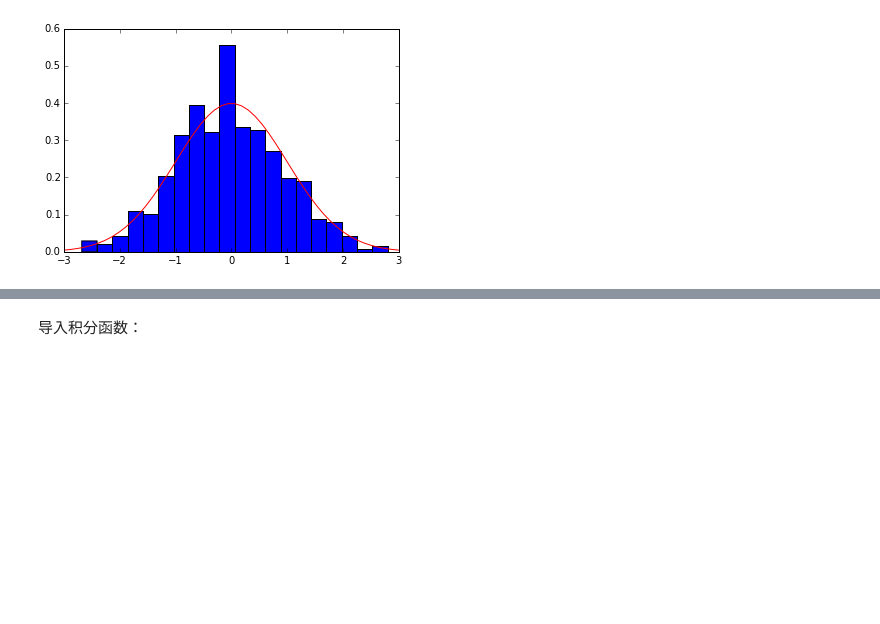
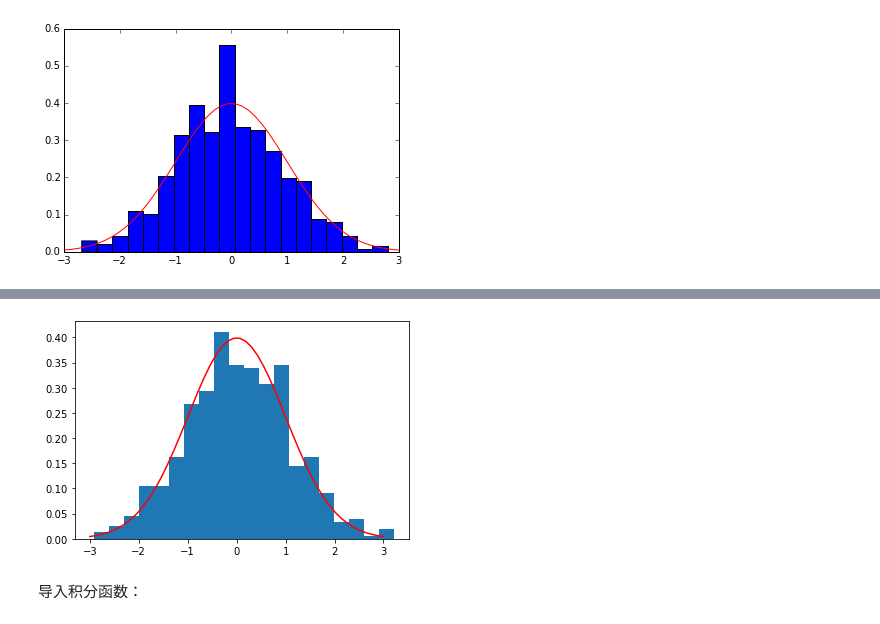
Before and after one commit to mockingtao/python_notes, a Jupyter notebook: 04-scipy/0403_概率统计方法.ipynb, the cells around one changed output, grey strips where cells are left out. Cells and saved outputs as stored; diff of their text form; code cells hidden in the pictures; blank space fills up the shorter version.

```diff
--- a/04-scipy/0403_概率统计方法.ipynb
+++ b/04-scipy/0403_概率统计方法.ipynb
@@ -142,3 +165,9 @@ print 'x_std, ', x_std
 # %% [output]
 mean,  -0.0426135499965
 x_std,  0.950754110144
+# %%
+# cc
+x_mean, x_std = norm.fit(x_norm)
+
+print('mean, ', x_mean)
+print ('x_std, ', x_std)
@@ -154,3 +199,11 @@ p = plot(x, norm.pdf(x), 'r-')
+# %%
+# cc
+h = hist(x_norm, density=True, bins=20)
+
+x = linspace(-3,3,50)
+p = plot(x, norm.pdf(x), 'r-')
+# %% [output]
+[figure, added]
 # %% [markdown]
 导入积分函数：
 # %%
```
Also changed, not shown: parts of 10 cells of this notebook.
